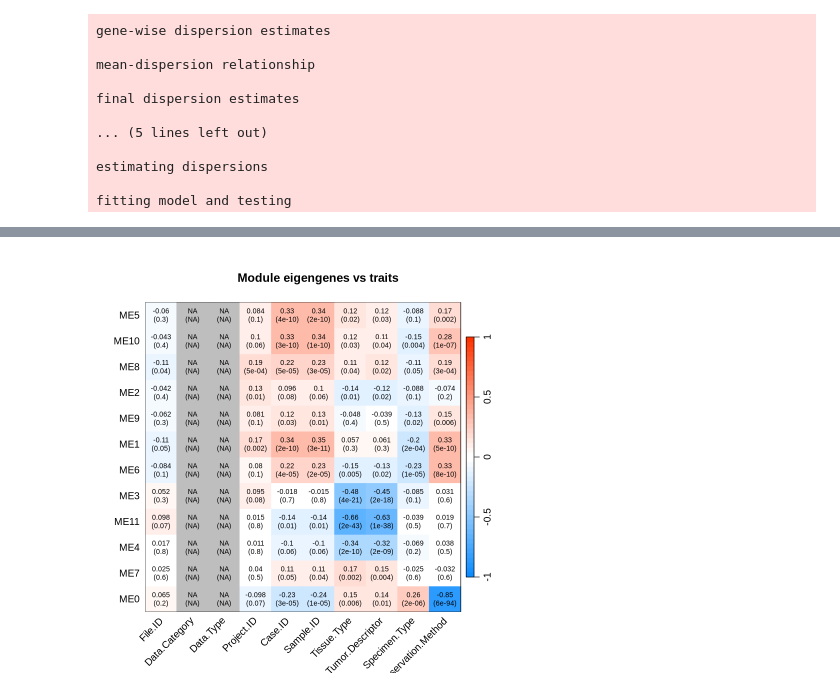
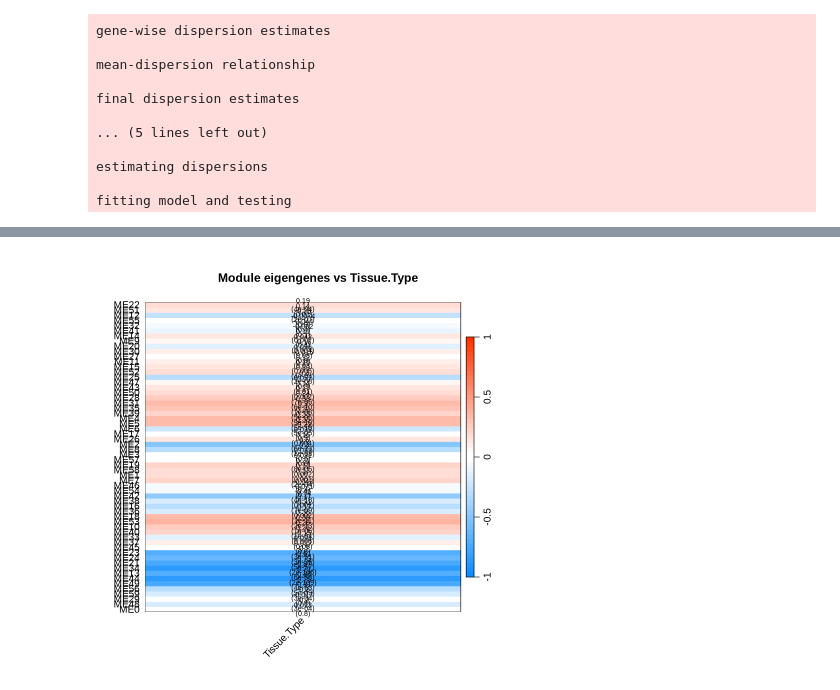
Before and after one commit to sbustamante21/crc_weighted_network, a Jupyter notebook: white_constructions.ipynb, the cells around one changed output, grey strips where cells are left out. Drawn from its saved outputs; the diff is of its cells as text; code cells hidden in the pictures.

```diff
--- a/white_constructions.ipynb
+++ b/white_constructions.ipynb
@@ -164,2 +203,4 @@ ggplot(pca_df, aes(PC1, PC2,
+# %%
+rna_network_dir <- "../rna_pooled"
 # %%
 # Load the pre-computed WGCNA modules of RNA pooled
@@ -188,33 +229,47 @@ text(powers, meanK, labels=powers, cex=0.8)
 # %%
-# module eigengene correlation table
-MEs <- readRDS("../rna_pooled/MEs.rds")
-traits <- readRDS("../rna_pooled/datTraits_clean.rds")
+# Load
+MEs    <- readRDS(paste(rna_network_dir, "/MEs.rds", sep=""))
+traits <- readRDS(paste(rna_network_dir, "/datTraits_clean.rds", sep=""))
 
-# Asegurar orden idéntico
+# Match samples (same order)
 common <- intersect(rownames(MEs), rownames(traits))
-MEs <- MEs[common, ]
-traits <- traits[common, ]
+MEs    <- MEs[common, , drop = FALSE]
+traits <- traits[common, , drop = FALSE]
 
-traits_num <- traits
-  for (cn in colnames(traits_num)) {
-    if (!is.numeric(traits_num[[cn]])) traits_num[[cn]] <- as.numeric(as.factor(traits_num[[cn]]))
+# Use ONLY Tissue.Type
+if (!("Tissue.Type" %in% colnames(traits))) stop("Column 'Tissue.Type' not found in traits.")
+
+trait_pheno <- traits[, "Tissue.Type", drop = FALSE]
+
+# Convert Tissue.Type to numeric safely
+# Case A: already numeric (0/1)
+if (is.numeric(trait_pheno$Tissue.Type)) {
+  # keep as is
+} else {
+  lev <- unique(as.character(trait_pheno$Tissue.Type))
+  if (length(lev) != 2) {
+    stop(paste0(
+      "Tissue.Type must have exactly 2 levels for this heatmap. Found: ",
+      paste(sort(lev), collapse = ", ")
+    ))
   }
+  # Map alphabetically: first level -> 0, second -> 1 (change if you want Tumor=1)
+  lev <- sort(lev)
+  trait_pheno$Tissue.Type <- ifelse(as.character(trait_pheno$Tissue.Type) == lev[2], 1, 0)
+}
 
-# Correlaciones
-MEtraitCor <- cor(MEs, traits_num, use = "p")
+# Correlations + p-values
+MEtraitCor    <- cor(MEs, trait_pheno, use = "p")
 MEtraitPvalue <- corPvalueStudent(MEtraitCor, nSamples = nrow(MEs))
 
-# Texto para el heatmap
-textMatrix <- paste0(
-  signif(MEtraitCor, 2), "\n(",
-  signif(MEtraitPvalue, 1), ")"
-)
+# Text matrix
+textMatrix <- paste0(signif(MEtraitCor, 2), "\n(", signif(MEtraitPvalue, 1), ")")
 dim(textMatrix) <- dim(MEtraitCor)
 
 # Plot
 labeledHeatmap(
   Matrix = MEtraitCor,
-  xLabels = colnames(traits),
+  xLabels = "Tissue.Type",
   yLabels = colnames(MEs),
   ySymbols = colnames(MEs),
   colorLabels = FALSE,
@@ -222,7 +277,7 @@ labeledHeatmap(
   textMatrix = textMatrix,
   setStdMargins = FALSE,
   cex.text = 0.7,
-  zlim = c(-1,1),
-  main = "Module eigengenes vs traits"
+  zlim = c(-1, 1),
+  main = "Module eigengenes vs Tissue.Type"
 )
 # %% [output]
@@ -231 +284 @@ Warning message in cor(MEs, traits_num, use = "p"):
-[figure, old version]
+[figure, new version]
```
Also changed, not shown: parts of 38 cells of this notebook, 5 other files.
